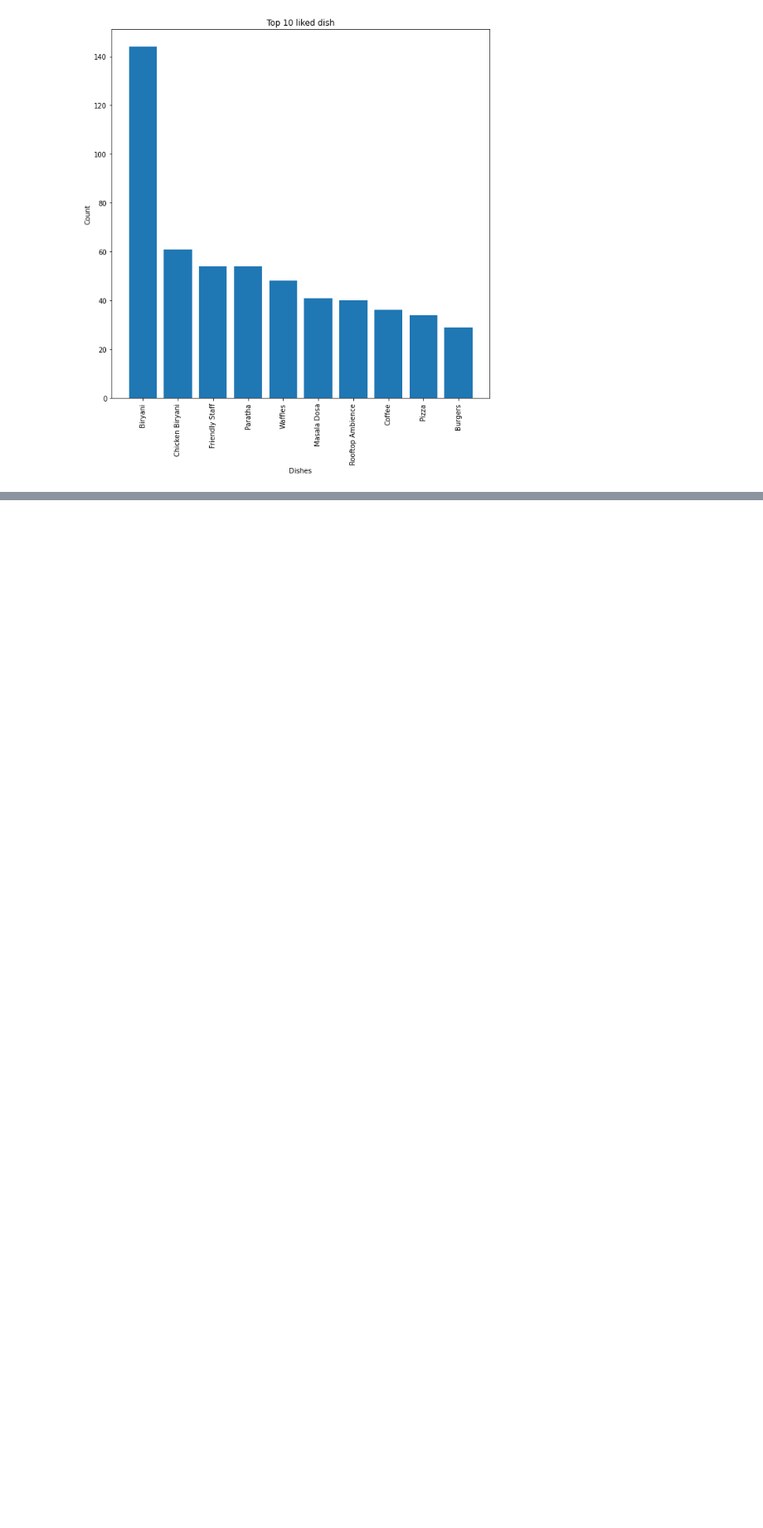
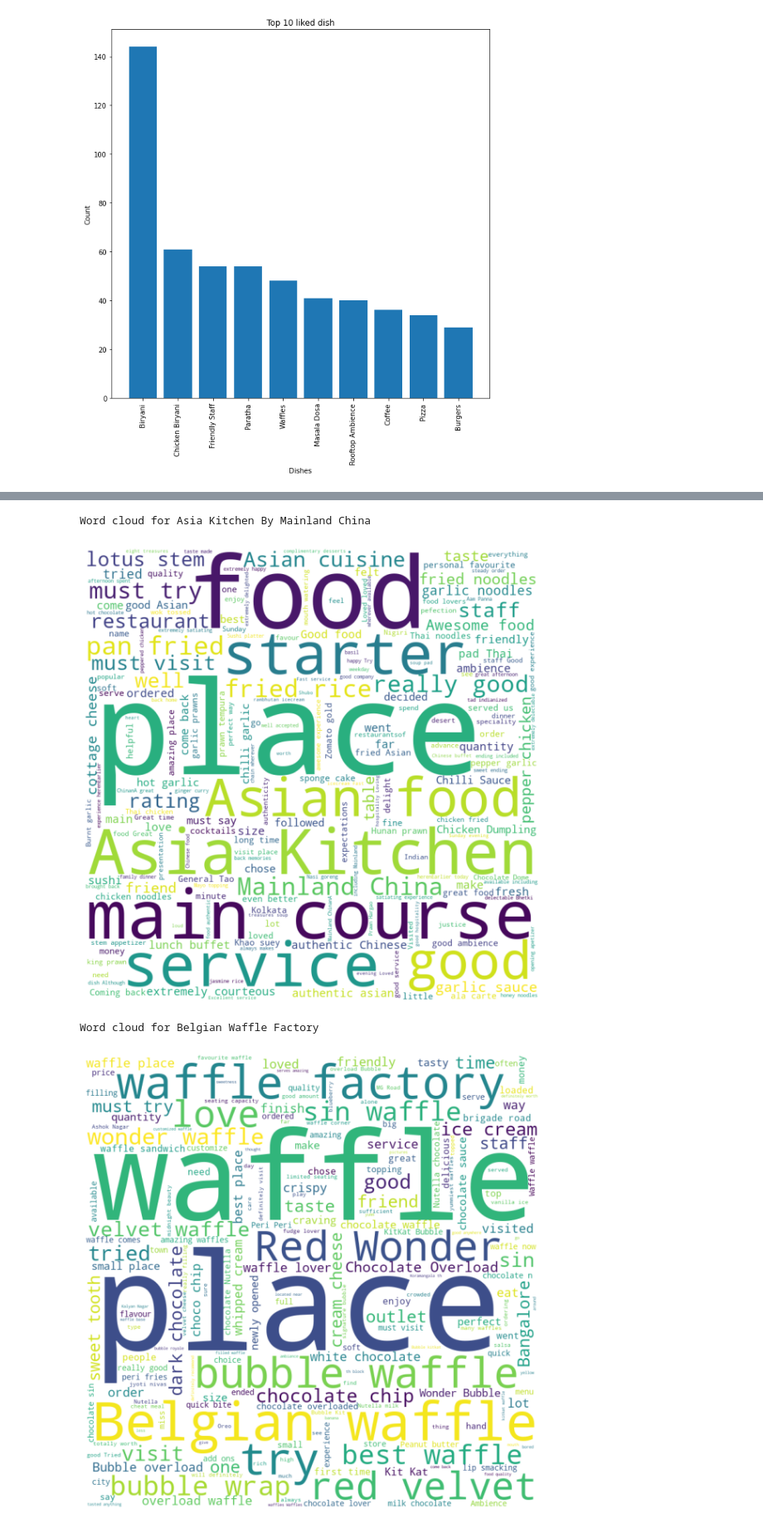
Before and after one commit to samrat-mitra-48/zomato-analysis, a Jupyter notebook: zomato.ipynb, the cells around one changed output, grey strips where cells are left out. Shown at 83% size. Saved outputs shown, nothing was run; the diff lists cells and outputs as text; code cells hidden in the pictures; blank space fills up the shorter version.

```diff
--- a/zomato.ipynb
+++ b/zomato.ipynb
@@ -816,0 +856,18 @@ plt.xticks(rotation=90)
+# %%
+
+# Get the names of the highest-rated restaurants
+highest_rated_restaurants = updated_df.groupby('name')['rate'].max().sort_values(ascending=False).head().index
+
+# Filter the original dataframe to include only the reviews for the highest-rated restaurants
+highest_rated_reviews = updated_df[updated_df['name'].isin(highest_rated_restaurants)]['reviews_list']
+
+# Apply generate_wordcloud function to the filtered reviews
+for name, reviews in highest_rated_reviews.groupby(updated_df['name']):
+    reviews_text = ' '.join(reviews.tolist())
+    print('Word cloud for', name)
+    generate_wordcloud(reviews_text)
+# %% [output]
+Word cloud for Asia Kitchen By Mainland China
+[figure, added]
+Word cloud for Belgian Waffle Factory
+[figure, added]
```
Also changed, not shown: parts of 15 cells of this notebook.
